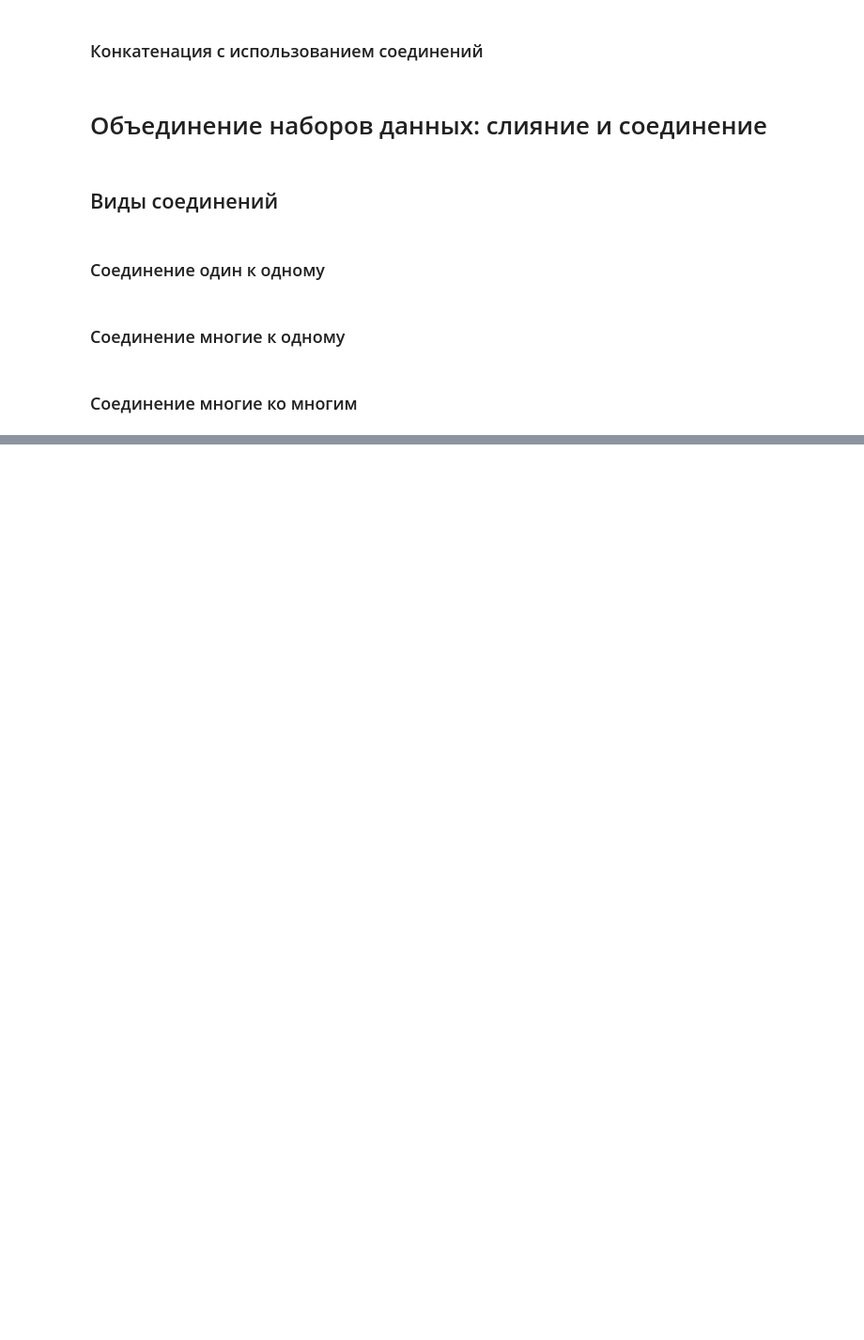
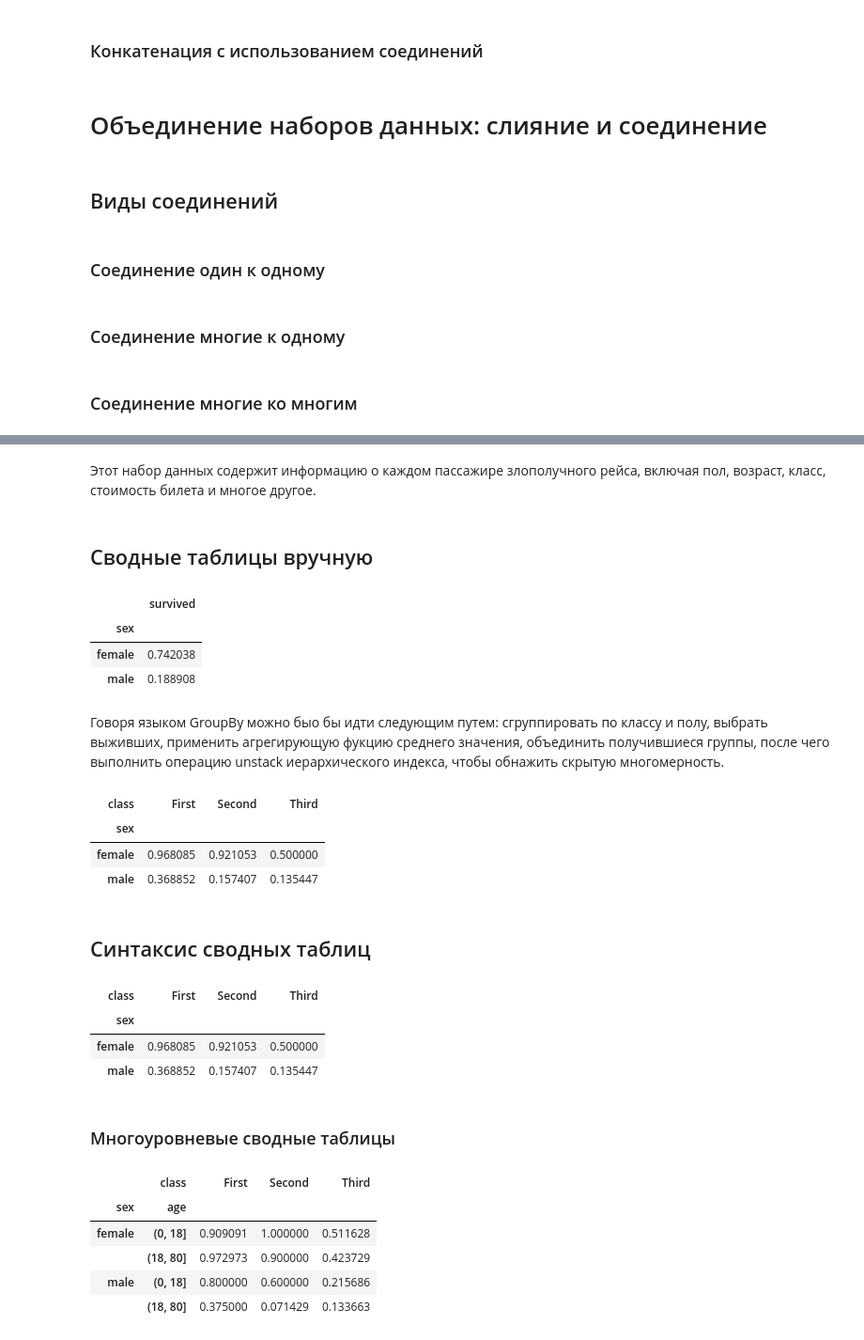
Before and after one commit to ensofter/python_for_difficult_tasks, a Jupyter notebook: Part 3 - Data Manipulation with Pandas.ipynb, the cells around one changed output, grey strips where cells are left out. Shown at 94% size. Drawn from its saved outputs; the diff is of its cells as text; code cells hidden in the pictures; blank space fills up the shorter version.

```diff
--- a/Part 3 - Data Manipulation with Pandas.ipynb
+++ b/Part 3 - Data Manipulation with Pandas.ipynb
@@ -1613,0 +1614,44 @@ titanic.head()
+# %% [markdown]
+Этот набор данных содержит  информацию о каждом пассажире злополучного рейса, включая пол, возраст, класс, стоимость билета и многое другое.
+# %% [markdown]
+## Сводные таблицы вручную
+# %%
+# коэффициент выживаемости в зависимости от пола
+titanic.groupby('sex')[['survived']].mean()
+# %% [output]
+|  | survived |
+| sex |  |
+| female | 0.742038 |
+| male | 0.188908 |
+# %% [markdown]
+Говоря языком GroupBy можно быо бы идти следующим путем: сгруппировать по классу и полу, выбрать выживших, применить агрегирующую фукцию среднего значения, объединить получившиеся группы, после чего выполнить операцию unstack иерархического индекса, чтобы обнажить скрытую многомерность.
+# %%
+titanic.groupby(['sex', 'class'])['survived'].mean().unstack()
+# %% [output]
+| class | First | Second | Third |
+| sex |  |  |  |
+| female | 0.968085 | 0.921053 | 0.500000 |
+| male | 0.368852 | 0.157407 | 0.135447 |
+# %% [markdown]
+## Синтаксис сводных таблиц
+# %%
+# Эквивалентный код приведенному выше
+titanic.pivot_table('survived', index='sex', columns='class')
+# %% [output]
+| class | First | Second | Third |
+| sex |  |  |  |
+| female | 0.968085 | 0.921053 | 0.500000 |
+| male | 0.368852 | 0.157407 | 0.135447 |
+# %% [markdown]
+### Многоуровневые сводные таблицы
+# %%
+# посмотрим на возраст в качестве третьего измерения
+age = pd.cut(titanic['age'], [0, 18, 80])
+titanic.pivot_table('survived', ['sex', age], 'class')
+# %% [output]
+|  | class | First | Second | Third |
+| sex | age |  |  |  |
+| female | (0, 18] | 0.909091 | 1.000000 | 0.511628 |
+|  | (18, 80] | 0.972973 | 0.900000 | 0.423729 |
+| male | (0, 18] | 0.800000 | 0.600000 | 0.215686 |
+|  | (18, 80] | 0.375000 | 0.071429 | 0.133663 |
```
Also changed, not shown: parts of 227 cells of this notebook, 1 other file.
